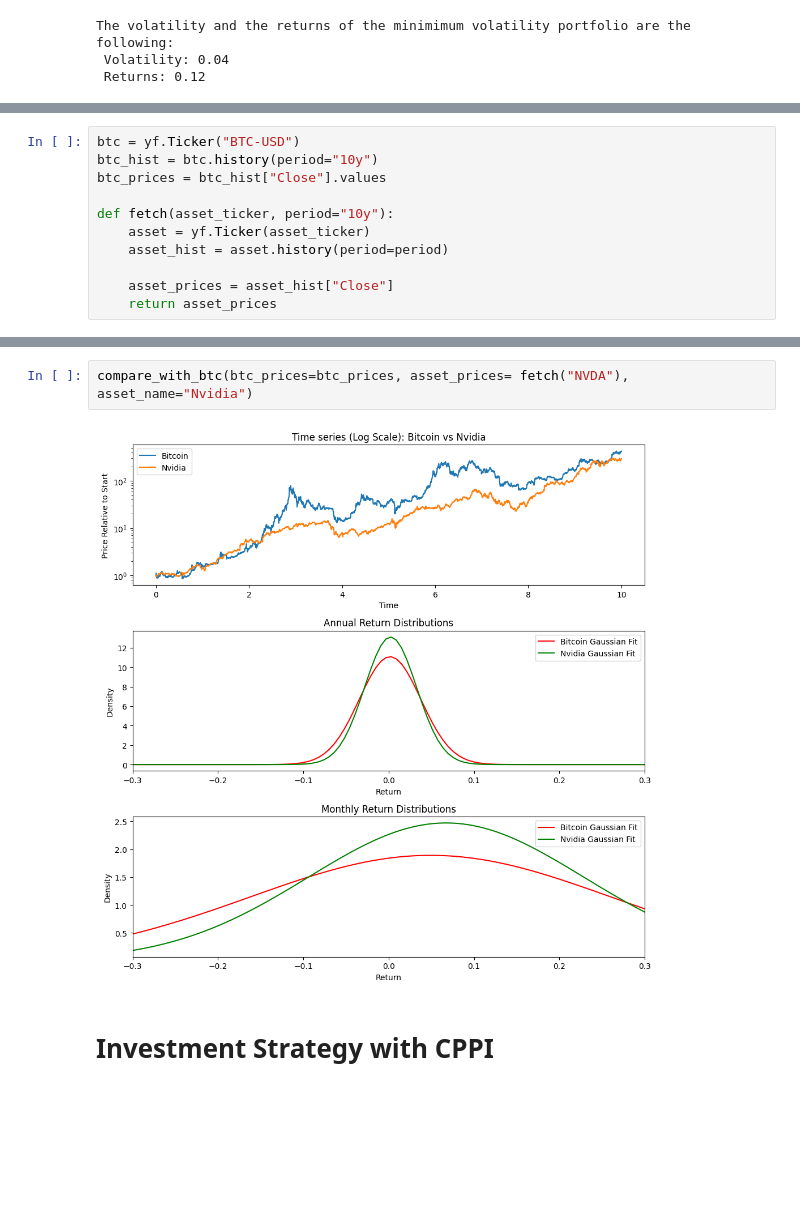
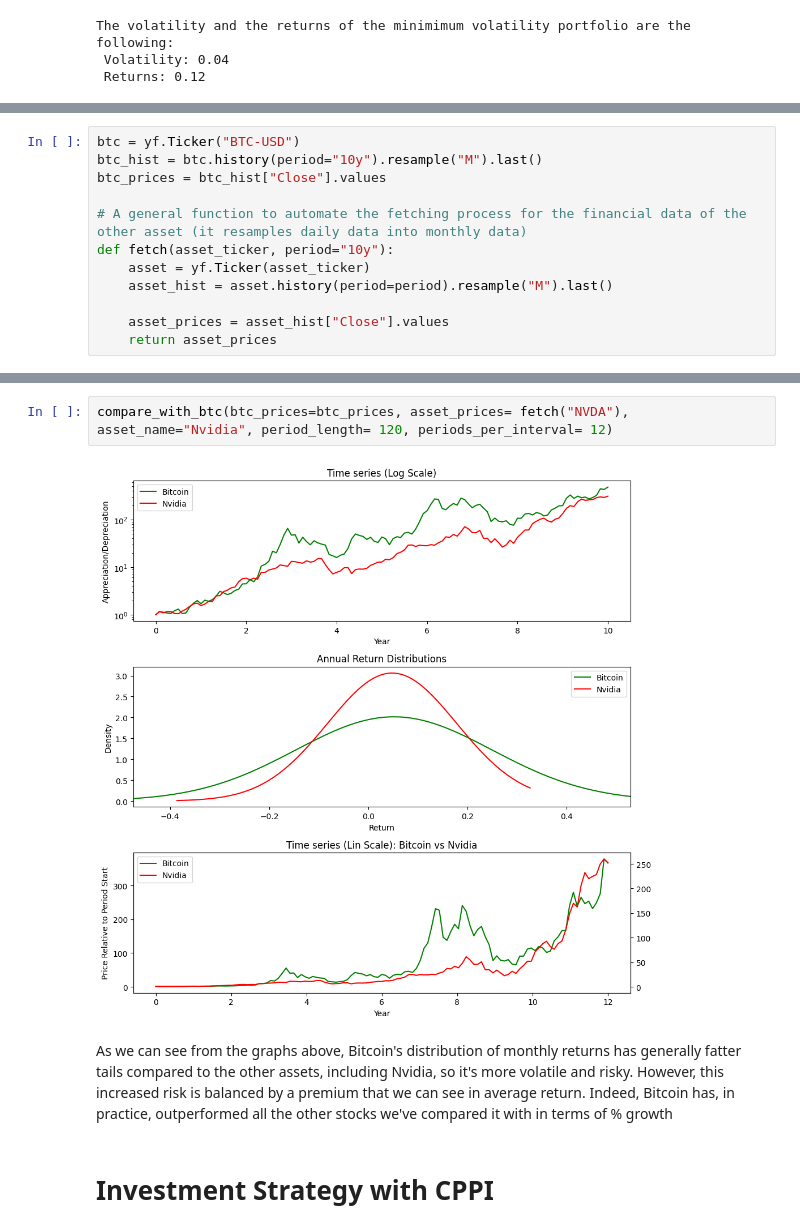
Before and after one commit to SaverioPCapra/University-Homeworks-Projects, a Jupyter notebook: Python Project/python_project.ipynb, the cells around one changed output, grey strips where cells are left out. Drawn from its saved outputs; the diff is of its cells as text; blank space fills up the shorter version.

Commit message:
updated graphs, commented code, etc...

```diff
--- a/Python Project/python_project.ipynb
+++ b/Python Project/python_project.ipynb
@@ -590,12 +625,13 @@ def compare_with_btc(btc_prices, asset_prices, asset_name):
 # %%
 btc = yf.Ticker("BTC-USD")
-btc_hist = btc.history(period="10y")
+btc_hist = btc.history(period="10y").resample("M").last()
 btc_prices = btc_hist["Close"].values
 
+# A general function to automate the fetching process for the financial data of the other asset (it resamples daily data into monthly data)
 def fetch(asset_ticker, period="10y"):
     asset = yf.Ticker(asset_ticker)
-    asset_hist = asset.history(period=period)
+    asset_hist = asset.history(period=period).resample("M").last()
 
-    asset_prices = asset_hist["Close"]
+    asset_prices = asset_hist["Close"].values
     return asset_prices
 # %%
@@ -609,7 +645,9 @@ compare_with_btc(btc_prices=btc_prices, asset_prices= fetch("AAPL"), asset_name=
 # %%
-compare_with_btc(btc_prices=btc_prices, asset_prices= fetch("NVDA"), asset_name="Nvidia")
+compare_with_btc(btc_prices=btc_prices, asset_prices= fetch("NVDA"), asset_name="Nvidia", period_length= 120, periods_per_interval= 12)
 # %% [output]
-[figure, old version]
+[figure, new version]
+# %% [markdown]
+As we can see from the graphs above, Bitcoin's distribution of monthly returns has generally fatter tails compared to the other assets, including Nvidia, so it's more volatile and risky. However, this increased risk is balanced by a premium that we can see in average return. Indeed, Bitcoin has, in practice, outperformed all the other stocks we've compared it with in terms of % growth
 # %% [markdown]
 # Investment Strategy with CPPI
 # %% [markdown]
```
Also changed, not shown: parts of 6 cells of this notebook.
